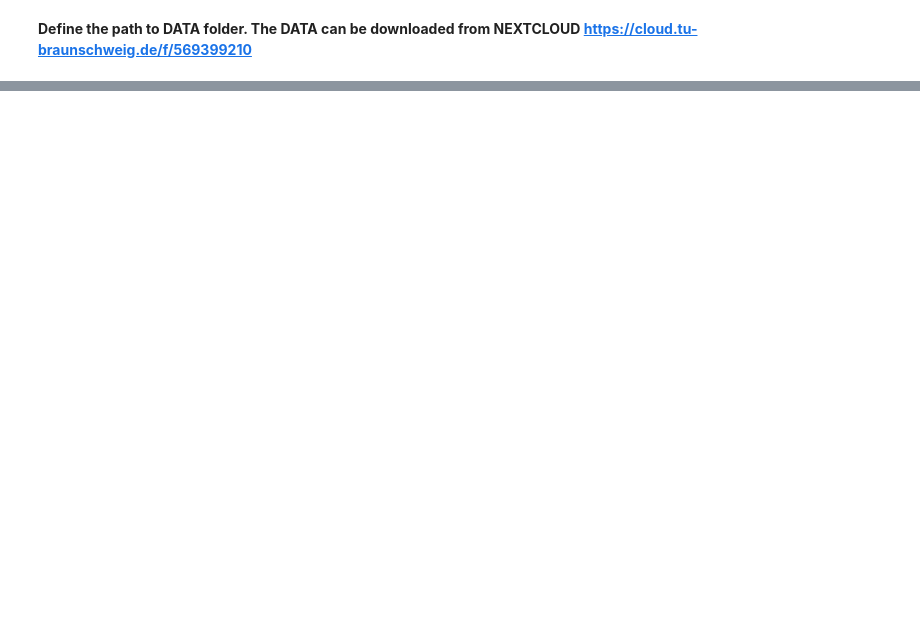
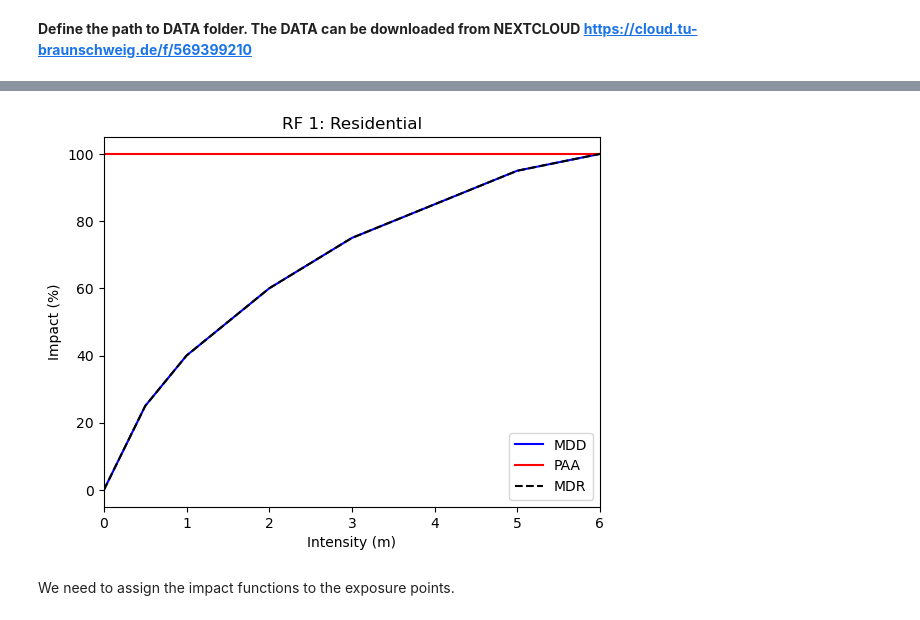
Before and after one commit to directedproject-eu/interoperability_sandbox, a Jupyter notebook: CLIMADA/CLIMADA-Saferplaces_example1.ipynb, the cells around one changed output, grey strips where cells are left out. Cells and saved outputs as stored; diff of their text form; code cells hidden in the pictures; blank space fills up the shorter version.

```diff
--- a/CLIMADA/CLIMADA-Saferplaces_example1.ipynb
+++ b/CLIMADA/CLIMADA-Saferplaces_example1.ipynb
@@ -242,2 +197,38 @@ Now, we need to assign the impact functions to the exposure points. To simplify
+# %%
+import numpy as np
+from climada.entity import ImpactFunc, ImpactFuncSet
+
+# Define the impact function parameters
+haz_type = 'RF'  # Type of the hazard, ideally a two-letter identifier
+impf_id1 = 1  # Identifier of the event
+intensity = np.array([0, 0.5, 1, 1.5, 2.0, 3.0, 4.0, 5.0, 6])  # Intensity values from the plot
+mdd = np.array([0, 25, 40, 50, 60, 75, 85, 95, 100]) * (1/100)
+paa = np.ones(len(intensity))
+intensity_unit = "m"  # Unit of intensity, just for plots
+name = 'Residential'  # Name of the impact function
+
+# Create an ImpactFunc object
+impf1 = impact_func = ImpactFunc(
+    haz_type= haz_type, # Type of the hazard
+    id = impf_id1, # Identifier of the event
+    intensity = intensity, # Intensity values
+    mdd = mdd, # Mean damage distribution
+    paa = paa, # Probability of being in each damage state
+    intensity_unit = intensity_unit, # Unit of intensity
+    name = name # Name of the impact function
+)
+
+# Define the impact function set
+impfset = ImpactFuncSet([impf1])
+
+#  Plot the impact functions
+impfset.plot()
+
+# Check the impact function set
+impfset.check()
+# %% [output]
+[figure, added]
+# %% [markdown]
+We need to assign the impact functions to the exposure points.
 # %%
 exp.gdf[f'impf_{hazard_type}'] = impf_id1 # Assign the impact function to the exposure object with threshold 1
```
Also changed, not shown: parts of 46 cells of this notebook, 1 other file.
